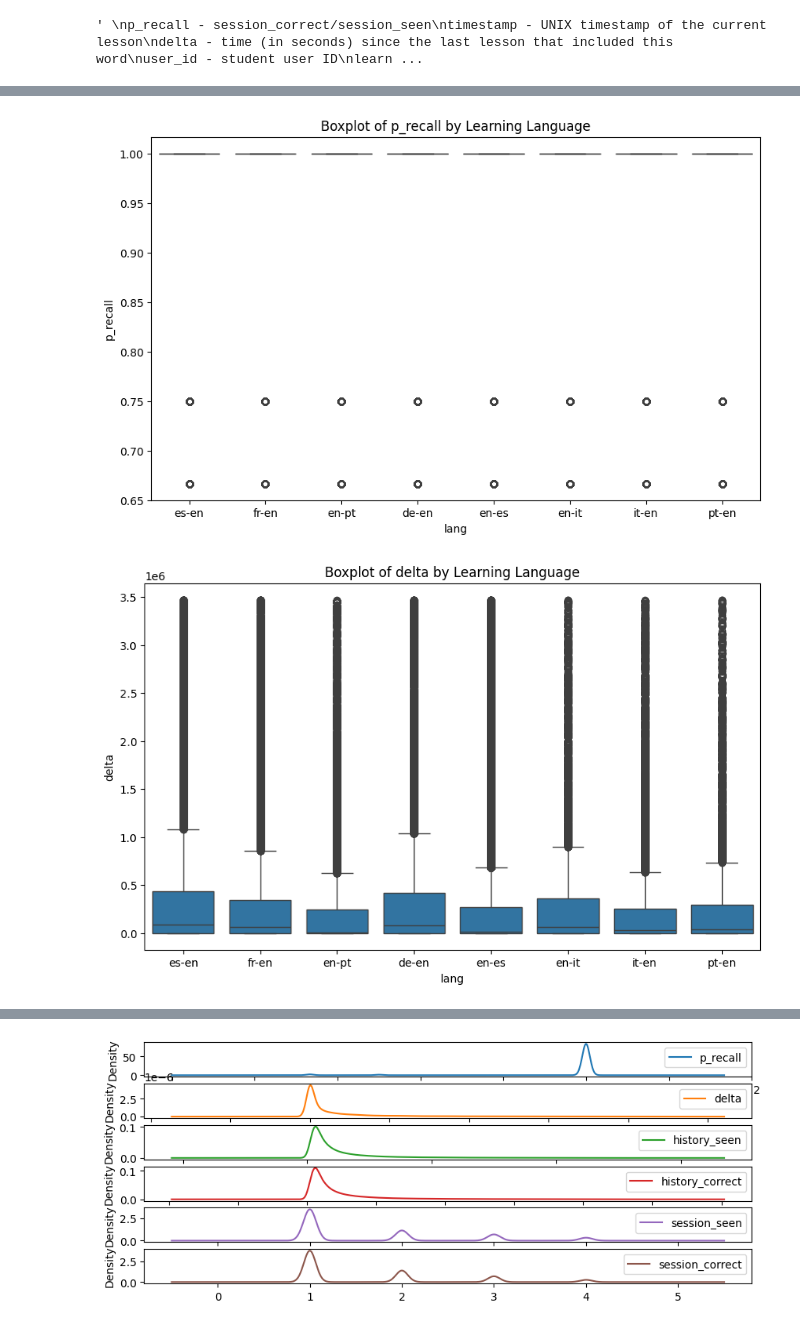
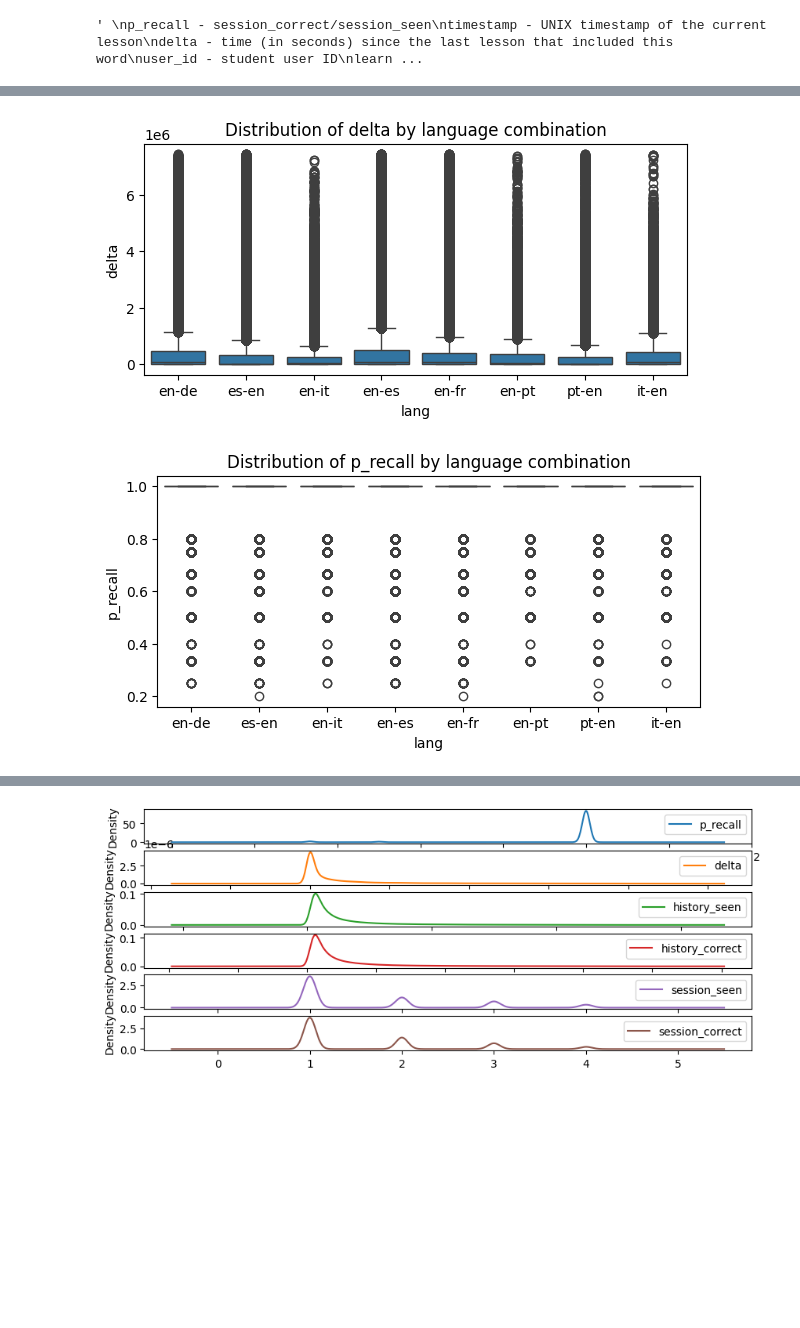
Before and after one commit to juliakubisa/spaced_repetition_algorithm, a Jupyter notebook: notebooks/duolingo_EDA.ipynb, the cells around one changed output, grey strips where cells are left out. Cells and saved outputs as stored; diff of their text form; code cells hidden in the pictures; blank space fills up the shorter version.

```diff
--- a/notebooks/duolingo_EDA.ipynb
+++ b/notebooks/duolingo_EDA.ipynb
@@ -37,4 +40,4 @@ session_correct - times the user got the word correct during this lesson
 # %%
+# Set the index
 df.reset_index(inplace=True, drop=True)
-df.drop('timestamp', axis=1, inplace=True)
-df
+# df.drop('timestamp', axis=1, inplace=True)
@@ -87,3 +78,4 @@ dtype: bool
 # %%
 # Check for duplicates
 df.duplicated().any()
+df.drop_duplicates(inplace=True)
@@ -92,4 +82,4 @@ np.False_
 # %%
 # Create new column ui language - learning language
-df['lang'] = df['learning_language'] + '-' + df['ui_language']
+df['lang'] = df['ui_language'] + '-' + df['learning_language']
 # %%
@@ -315,10 +331,10 @@ plt.show()
 # %%
-# Boxplots one by one
+features = ['delta', 'p_recall', 'history_seen', 'history_correct']
 for y in features:
-    plt.figure(figsize=(10, 6))
+    plt.figure(figsize=(7, 3))
     sns.boxplot(x="lang", y=y, data=df)
-    plt.title(f'Boxplot of {y} by Learning Language')
+    plt.title(f'Distribution of {y} by language combination')
     plt.show()
 # %% [output]
-[figure, old version]
+[figure, new version]
-[figure, old version]
+[figure, new version]
```
Also changed, not shown: parts of 34 cells of this notebook.
